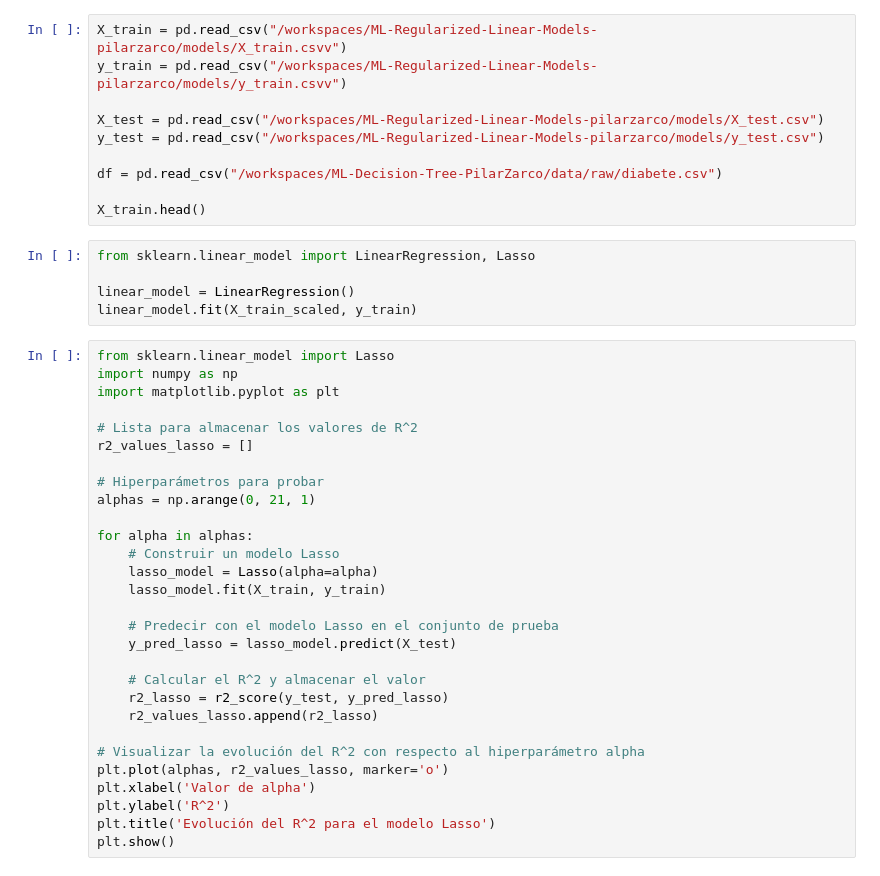
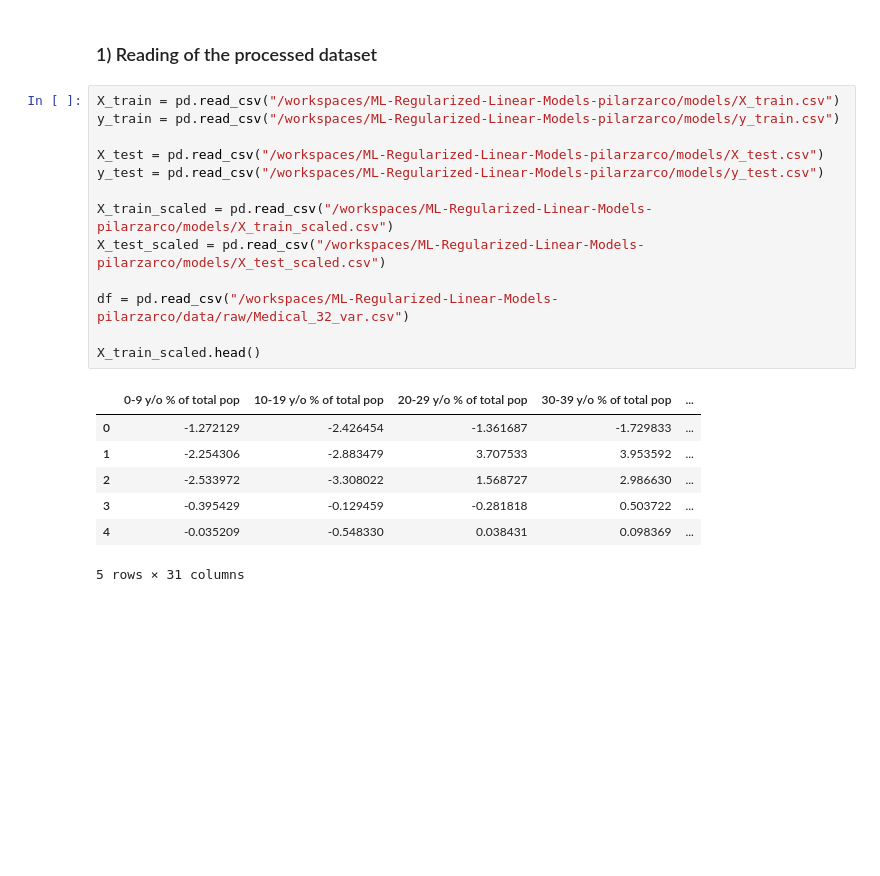
Before and after one commit to Pilizmt/ML-Regularized-Linear-Models-pilarzarco, a Jupyter notebook: src/Regularized Linear Regression.ipynb, the cells around one changed output. Saved outputs shown, nothing was run; the diff lists cells and outputs as text; blank space fills up the shorter version.

Commit message:
lasso and R2

```diff
--- a/src/Regularized Linear Regression.ipynb
+++ b/src/Regularized Linear Regression.ipynb
@@ -3,44 +12,23 @@ import pandas as pd
+# %% [markdown]
+### 1) Reading of the processed dataset
 # %%
-X_train = pd.read_csv("/workspaces/ML-Regularized-Linear-Models-pilarzarco/models/X_train.csvv")
-y_train = pd.read_csv("/workspaces/ML-Regularized-Linear-Models-pilarzarco/models/y_train.csvv")
+X_train = pd.read_csv("/workspaces/ML-Regularized-Linear-Models-pilarzarco/models/X_train.csv")
+y_train = pd.read_csv("/workspaces/ML-Regularized-Linear-Models-pilarzarco/models/y_train.csv")
 
 X_test = pd.read_csv("/workspaces/ML-Regularized-Linear-Models-pilarzarco/models/X_test.csv")
 y_test = pd.read_csv("/workspaces/ML-Regularized-Linear-Models-pilarzarco/models/y_test.csv")
 
-df = pd.read_csv("/workspaces/ML-Decision-Tree-PilarZarco/data/raw/diabete.csv")
+X_train_scaled = pd.read_csv("/workspaces/ML-Regularized-Linear-Models-pilarzarco/models/X_train_scaled.csv")
+X_test_scaled = pd.read_csv("/workspaces/ML-Regularized-Linear-Models-pilarzarco/models/X_test_scaled.csv")
 
-X_train.head()
+df = pd.read_csv("/workspaces/ML-Regularized-Linear-Models-pilarzarco/data/raw/Medical_32_var.csv")
+
+X_train_scaled.head()
+# %% [output]
+|  | 0-9 y/o % of total pop | 10-19 y/o % of total pop | 20-29 y/o % of total pop | 30-39 y/o % of total pop | ... |
+| 0 | -1.272129 | -2.426454 | -1.361687 | -1.729833 | ... |
+| 1 | -2.254306 | -2.883479 | 3.707533 | 3.953592 | ... |
+| 2 | -2.533972 | -3.308022 | 1.568727 | 2.986630 | ... |
+| 3 | -0.395429 | -0.129459 | -0.281818 | 0.503722 | ... |
+| 4 | -0.035209 | -0.548330 | 0.038431 | 0.098369 | ... |
+5 rows × 31 columns
-# %%
-from sklearn.linear_model import LinearRegression, Lasso
-
-linear_model = LinearRegression()
-linear_model.fit(X_train_scaled, y_train)
-# %%
-from sklearn.linear_model import Lasso
-import numpy as np
-import matplotlib.pyplot as plt
-
-# Lista para almacenar los valores de R^2
-r2_values_lasso = []
-
-# Hiperparámetros para probar
-alphas = np.arange(0, 21, 1)
-
-for alpha in alphas:
-    # Construir un modelo Lasso
-    lasso_model = Lasso(alpha=alpha)
-    lasso_model.fit(X_train, y_train)
-
-    # Predecir con el modelo Lasso en el conjunto de prueba
-    y_pred_lasso = lasso_model.predict(X_test)
-
-    # Calcular el R^2 y almacenar el valor
-    r2_lasso = r2_score(y_test, y_pred_lasso)
-    r2_values_lasso.append(r2_lasso)
-
-# Visualizar la evolución del R^2 con respecto al hiperparámetro alpha
-plt.plot(alphas, r2_values_lasso, marker='o')
-plt.xlabel('Valor de alpha')
-plt.ylabel('R^2')
-plt.title('Evolución del R^2 para el modelo Lasso')
-plt.show()
```
Also changed, not shown: parts of 15 cells of this notebook, 6 other files.
